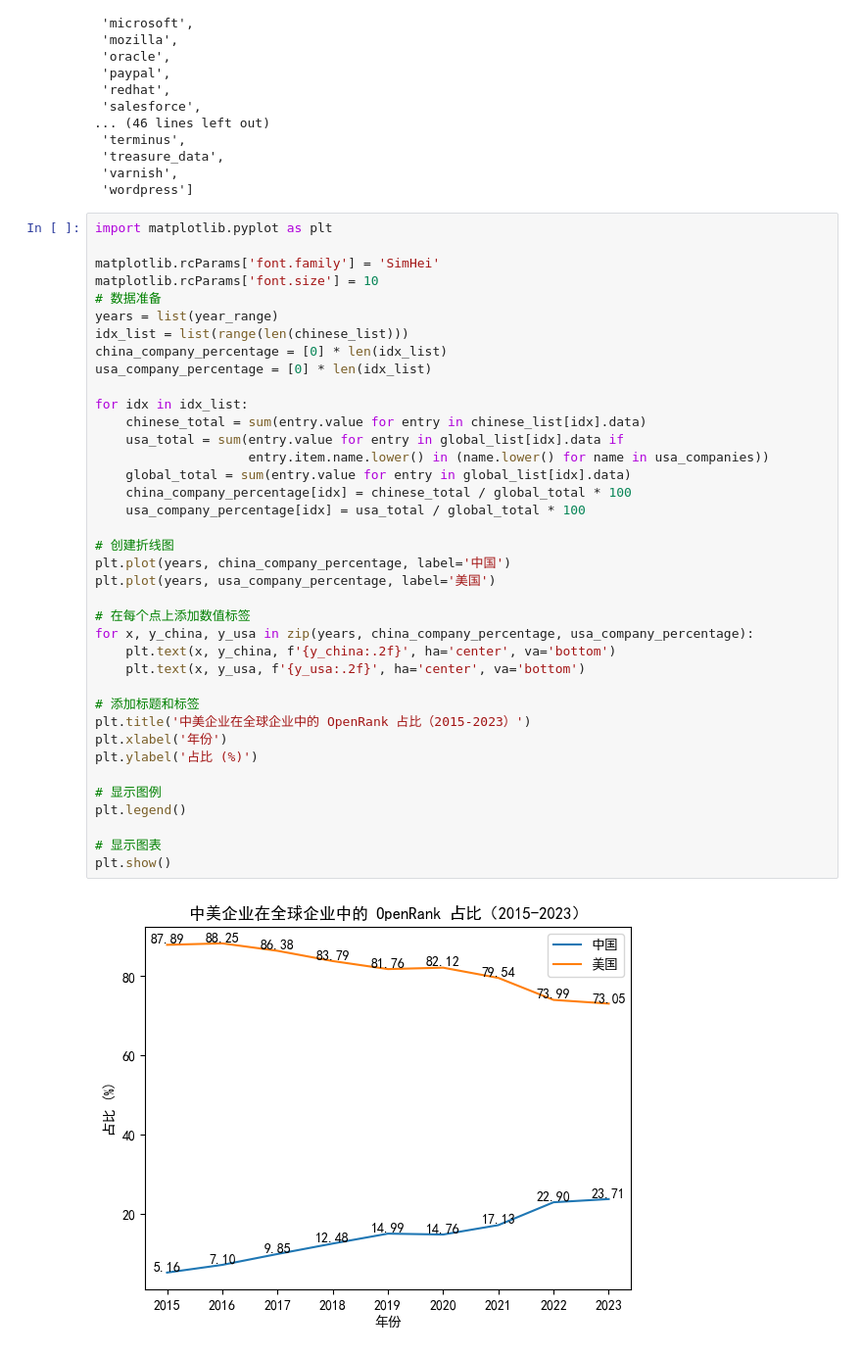
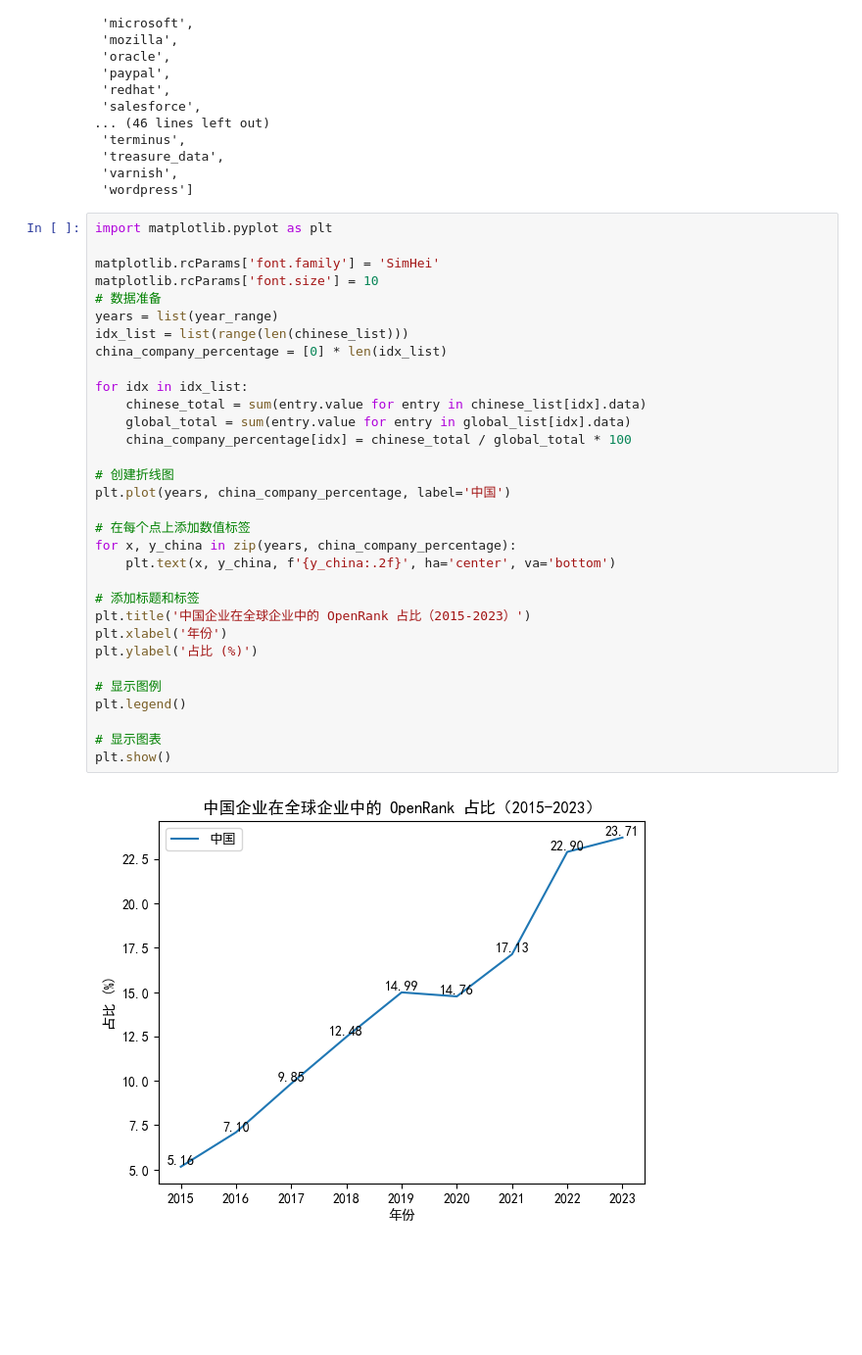
Before and after one commit to zhicheng-ning/eoss_observe, a Jupyter notebook: eoss_observe/openrank_proportion_of_chinese_companies.ipynb, the cells around one changed output. Shown: that part at 98% size. Saved outputs shown, nothing was run; the diff lists cells and outputs as text; blank space fills up the shorter version.

```diff
--- a/eoss_observe/openrank_proportion_of_chinese_companies.ipynb
+++ b/eoss_observe/openrank_proportion_of_chinese_companies.ipynb
@@ -97,39 +97,33 @@ usa_companies
 import matplotlib.pyplot as plt
 
 matplotlib.rcParams['font.family'] = 'SimHei'
 matplotlib.rcParams['font.size'] = 10
 # 数据准备
 years = list(year_range)
 idx_list = list(range(len(chinese_list)))
 china_company_percentage = [0] * len(idx_list)
-usa_company_percentage = [0] * len(idx_list)
 
 for idx in idx_list:
     chinese_total = sum(entry.value for entry in chinese_list[idx].data)
-    usa_total = sum(entry.value for entry in global_list[idx].data if
-                    entry.item.name.lower() in (name.lower() for name in usa_companies))
     global_total = sum(entry.value for entry in global_list[idx].data)
     china_company_percentage[idx] = chinese_total / global_total * 100
-    usa_company_percentage[idx] = usa_total / global_total * 100
 
 # 创建折线图
 plt.plot(years, china_company_percentage, label='中国')
-plt.plot(years, usa_company_percentage, label='美国')
 
 # 在每个点上添加数值标签
-for x, y_china, y_usa in zip(years, china_company_percentage, usa_company_percentage):
+for x, y_china in zip(years, china_company_percentage):
     plt.text(x, y_china, f'{y_china:.2f}', ha='center', va='bottom')
-    plt.text(x, y_usa, f'{y_usa:.2f}', ha='center', va='bottom')
 
 # 添加标题和标签
-plt.title('中美企业在全球企业中的 OpenRank 占比（2015-2023）')
+plt.title('中国企业在全球企业中的 OpenRank 占比（2015-2023）')
 plt.xlabel('年份')
 plt.ylabel('占比 (%)')
 
 # 显示图例
 plt.legend()
 
 # 显示图表
 plt.show()
 # %% [output]
-[figure, old version]
+[figure, new version]
```
Also changed, not shown: parts of 1 cell of this notebook.
